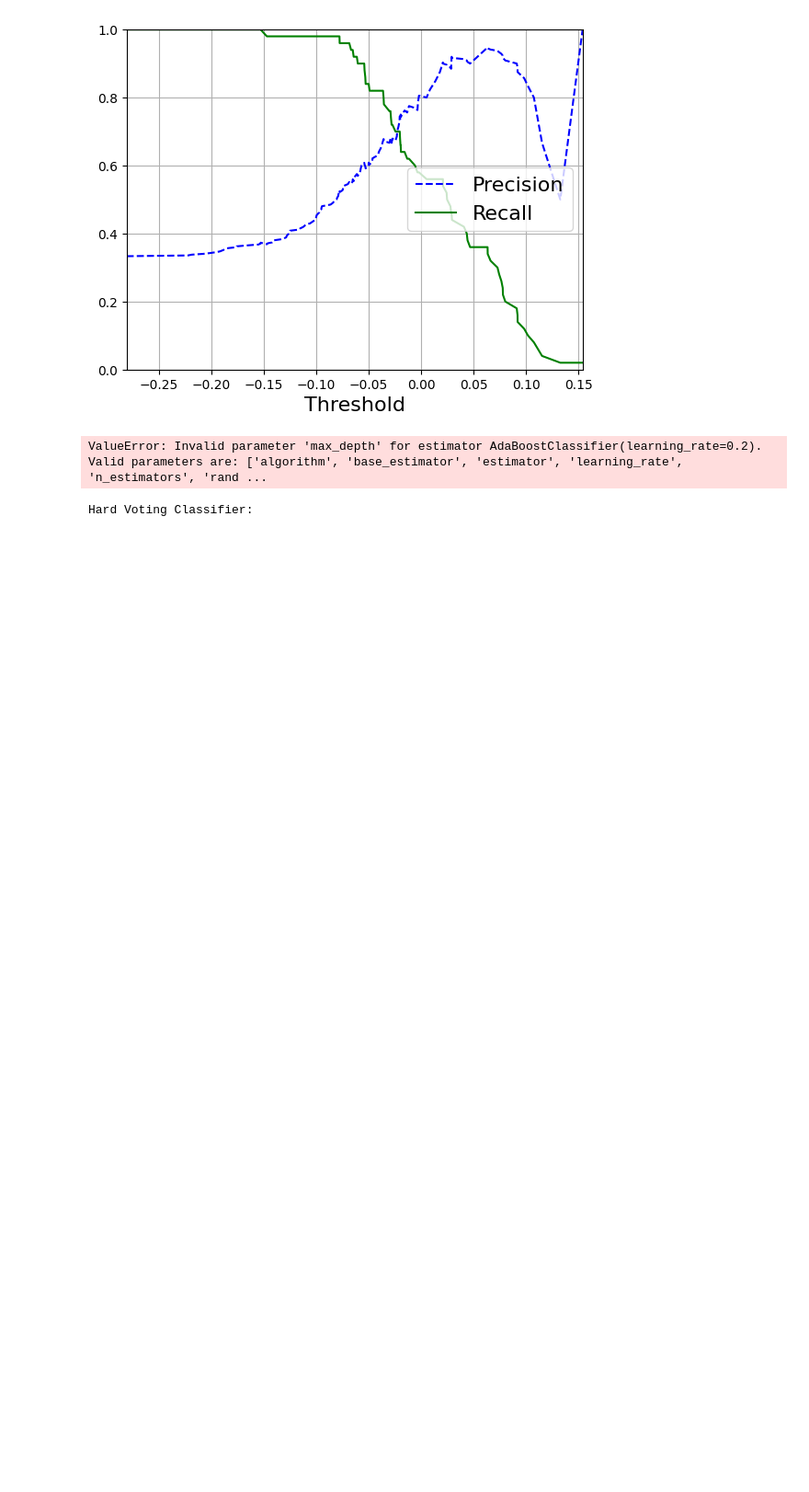
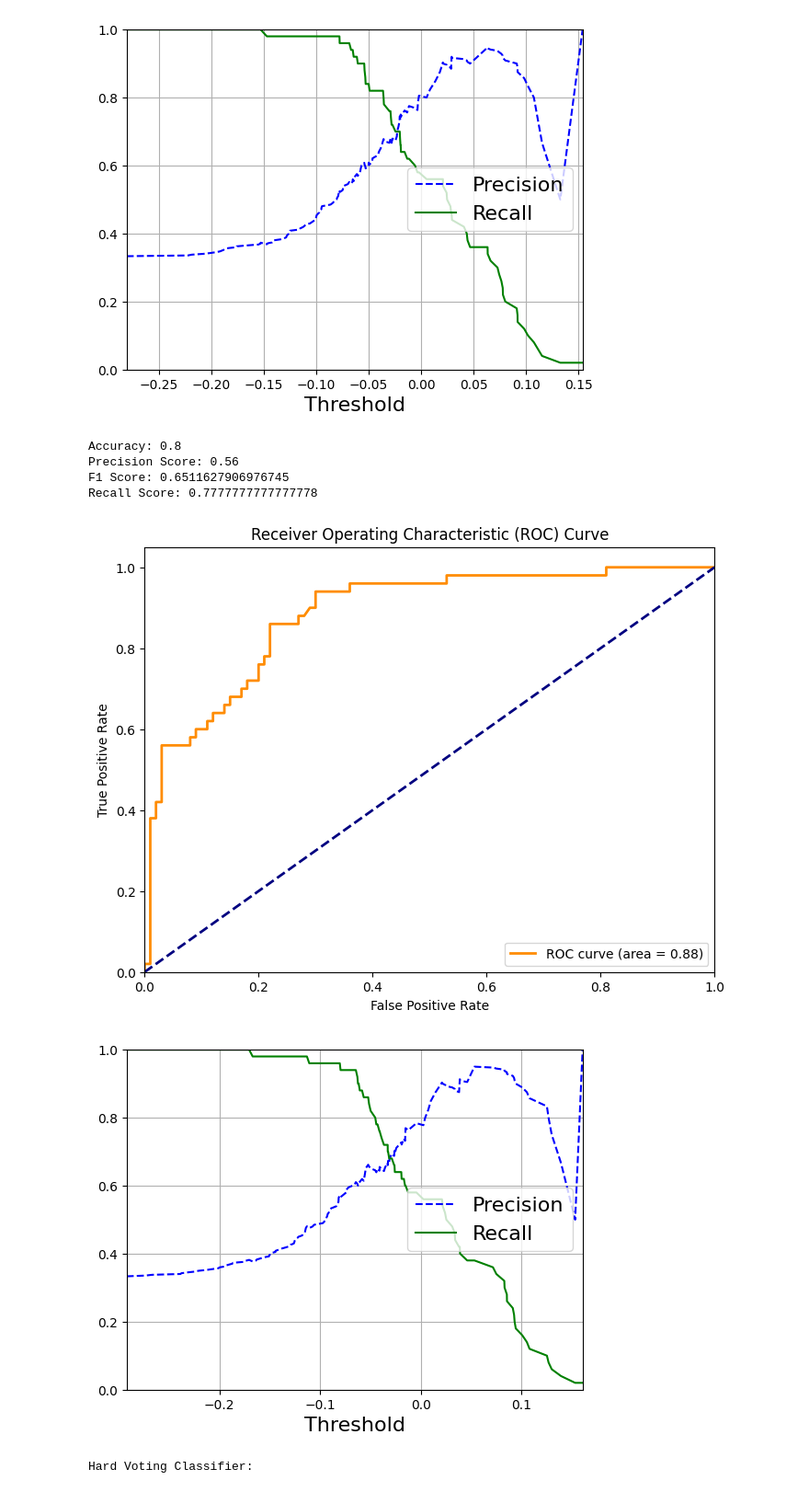
Before and after one commit to GabeALopez/machine-learning-projects, a Jupyter notebook: project3/Gabriel_Lopez_Project3.ipynb, the cells around one changed output. Shown at 92% size. Drawn from its saved outputs; the diff is of its cells as text; code cells hidden in the pictures; blank space fills up the shorter version.

Commit message:
Added comments and finished grid search cv

```diff
--- a/project3/Gabriel_Lopez_Project3.ipynb
+++ b/project3/Gabriel_Lopez_Project3.ipynb
@@ -76,14 +76,15 @@ There are no missing values in the DataFrame
 from sklearn.model_selection import train_test_split
 from sklearn.model_selection import StratifiedShuffleSplit
 
-#Site this I guess
-sss = StratifiedShuffleSplit(n_splits=5, test_size=0.2, random_state=42)
+#Modified from stepbystep
+#Preprocess data
+strat_shuff_split = StratifiedShuffleSplit(n_splits=5, test_size=0.2, random_state=42)
 
 X = patients.drop(columns=['Outcome'])
 y = patients['Outcome']
 
 
-for train_index, test_index in sss.split(X, y):
+for train_index, test_index in strat_shuff_split.split(X, y):
     X_train, X_test = X.iloc[train_index], X.iloc[test_index]
     y_train, y_test = y.iloc[train_index], y.iloc[test_index]
 
@@ -240,18 +248,31 @@ Recall Score: 0.8
 [figure]
 [figure]
 # %%
+#Modified from stepbystep
 from sklearn.model_selection import GridSearchCV
 
+#Preparing, using, and print out graphs and metrics of model
+
 ada_clf2 = {
-    'max_depth' : [1, 10, 100],
     'n_estimators' : [50, 100, 150],
     'learning_rate' : [0.2, 0.4, 0.6]
 
 }
 
 grid_search = GridSearchCV(AdaBoostClassifier(), ada_clf2, cv=5, n_jobs=1)
 
 fit_and_print(grid_search, X_train, y_train, X_test, y_test)
+
+prob = grid_search.decision_function(X_test)
+create_ROC_curve(y_test, prob)
+
+precision, recall, thresholds = precision_recall_curve(y_test, prob)
+create_precision_recall_curve(precision, recall, thresholds)
 # %% [output]
-ValueError: Invalid parameter 'max_depth' for estimator AdaBoostClassifier(learning_rate=0.2). Valid parameters are: ['algorithm', 'base_estimator', 'estimator', 'learning_rate', 'n_estimators', 'rand ...
+Accuracy: 0.8
+Precision Score: 0.56
+F1 Score: 0.6511627906976745
+Recall Score: 0.7777777777777778
+[figure, added]
+[figure, added]
 # %%
```
Also changed, not shown: parts of 9 cells of this notebook.
